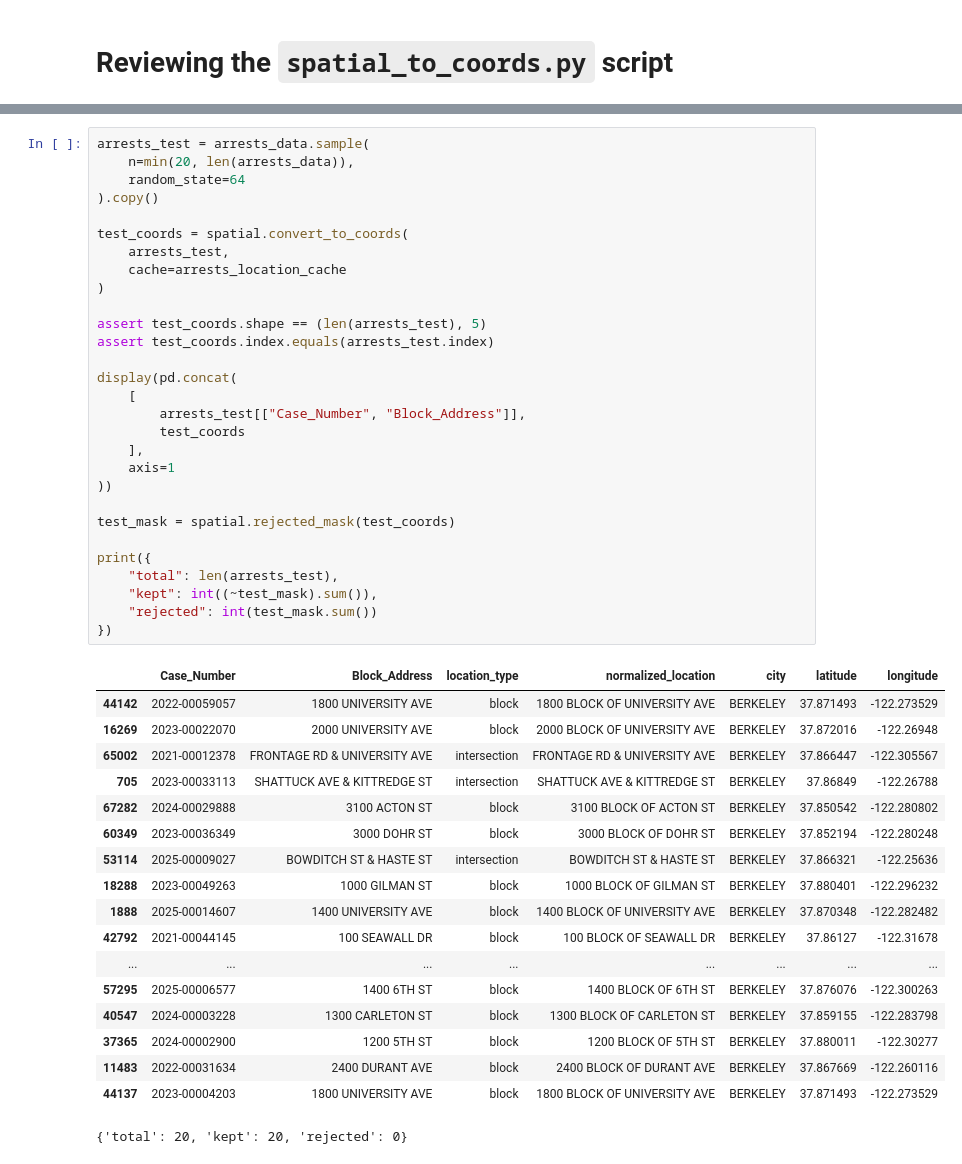
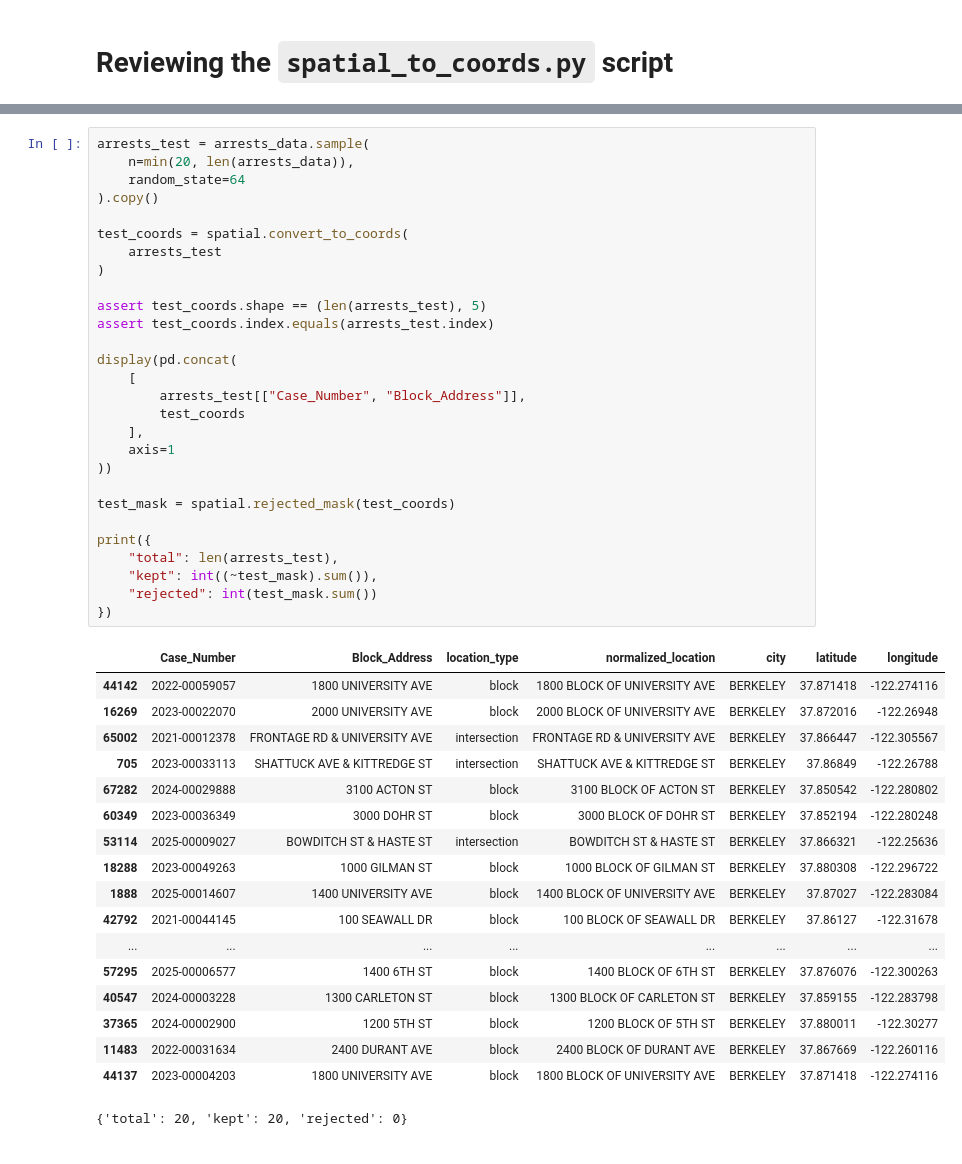
Before and after one commit to UCB-stat159-f26/final-project-team-27, a Jupyter notebook: scripts/reviewing_all_data.ipynb, the cells around one changed output, grey strips where cells are left out. Drawn from its saved outputs; the diff is of its cells as text.

```diff
--- a/scripts/reviewing_all_data.ipynb
+++ b/scripts/reviewing_all_data.ipynb
@@ -368,49 +382,48 @@ display(arrests_data.head())
 # %%
 arrests_test = arrests_data.sample(
     n=min(20, len(arrests_data)),
     random_state=64
 ).copy()
 
 test_coords = spatial.convert_to_coords(
-    arrests_test,
-    cache=arrests_location_cache
+    arrests_test
 )
 
 assert test_coords.shape == (len(arrests_test), 5)
 assert test_coords.index.equals(arrests_test.index)
 
 display(pd.concat(
     [
         arrests_test[["Case_Number", "Block_Address"]],
         test_coords
     ],
     axis=1
 ))
 
 test_mask = spatial.rejected_mask(test_coords)
 
 print({
     "total": len(arrests_test),
     "kept": int((~test_mask).sum()),
     "rejected": int(test_mask.sum())
 })
 # %% [output]
 |  | Case_Number | Block_Address | location_type | normalized_location | city | latitude | longitude |
-| 44142 | 2022-00059057 | 1800 UNIVERSITY AVE | block | 1800 BLOCK OF UNIVERSITY AVE | BERKELEY | 37.871493 | -122.273529 |
+| 44142 | 2022-00059057 | 1800 UNIVERSITY AVE | block | 1800 BLOCK OF UNIVERSITY AVE | BERKELEY | 37.871418 | -122.274116 |
 | 16269 | 2023-00022070 | 2000 UNIVERSITY AVE | block | 2000 BLOCK OF UNIVERSITY AVE | BERKELEY | 37.872016 | -122.26948 |
 | 65002 | 2021-00012378 | FRONTAGE RD & UNIVERSITY AVE | intersection | FRONTAGE RD & UNIVERSITY AVE | BERKELEY | 37.866447 | -122.305567 |
 | 705 | 2023-00033113 | SHATTUCK AVE & KITTREDGE ST | intersection | SHATTUCK AVE & KITTREDGE ST | BERKELEY | 37.86849 | -122.26788 |
 | 67282 | 2024-00029888 | 3100 ACTON ST | block | 3100 BLOCK OF ACTON ST | BERKELEY | 37.850542 | -122.280802 |
 | 60349 | 2023-00036349 | 3000 DOHR ST | block | 3000 BLOCK OF DOHR ST | BERKELEY | 37.852194 | -122.280248 |
 | 53114 | 2025-00009027 | BOWDITCH ST & HASTE ST | intersection | BOWDITCH ST & HASTE ST | BERKELEY | 37.866321 | -122.25636 |
-| 18288 | 2023-00049263 | 1000 GILMAN ST | block | 1000 BLOCK OF GILMAN ST | BERKELEY | 37.880401 | -122.296232 |
-| 1888 | 2025-00014607 | 1400 UNIVERSITY AVE | block | 1400 BLOCK OF UNIVERSITY AVE | BERKELEY | 37.870348 | -122.282482 |
+| 18288 | 2023-00049263 | 1000 GILMAN ST | block | 1000 BLOCK OF GILMAN ST | BERKELEY | 37.880308 | -122.296722 |
+| 1888 | 2025-00014607 | 1400 UNIVERSITY AVE | block | 1400 BLOCK OF UNIVERSITY AVE | BERKELEY | 37.87027 | -122.283084 |
 | 42792 | 2021-00044145 | 100 SEAWALL DR | block | 100 BLOCK OF SEAWALL DR | BERKELEY | 37.86127 | -122.31678 |
 | ... | ... | ... | ... | ... | ... | ... | ... |
 | 57295 | 2025-00006577 | 1400 6TH ST | block | 1400 BLOCK OF 6TH ST | BERKELEY | 37.876076 | -122.300263 |
 | 40547 | 2024-00003228 | 1300 CARLETON ST | block | 1300 BLOCK OF CARLETON ST | BERKELEY | 37.859155 | -122.283798 |
 | 37365 | 2024-00002900 | 1200 5TH ST | block | 1200 BLOCK OF 5TH ST | BERKELEY | 37.880011 | -122.30277 |
 | 11483 | 2022-00031634 | 2400 DURANT AVE | block | 2400 BLOCK OF DURANT AVE | BERKELEY | 37.867669 | -122.260116 |
-| 44137 | 2023-00004203 | 1800 UNIVERSITY AVE | block | 1800 BLOCK OF UNIVERSITY AVE | BERKELEY | 37.871493 | -122.273529 |
+| 44137 | 2023-00004203 | 1800 UNIVERSITY AVE | block | 1800 BLOCK OF UNIVERSITY AVE | BERKELEY | 37.871418 | -122.274116 |
 {'total': 20, 'kept': 20, 'rejected': 0}
 # %% [markdown]
```
Also changed, not shown: parts of 6 cells of this notebook, 1 other file.
